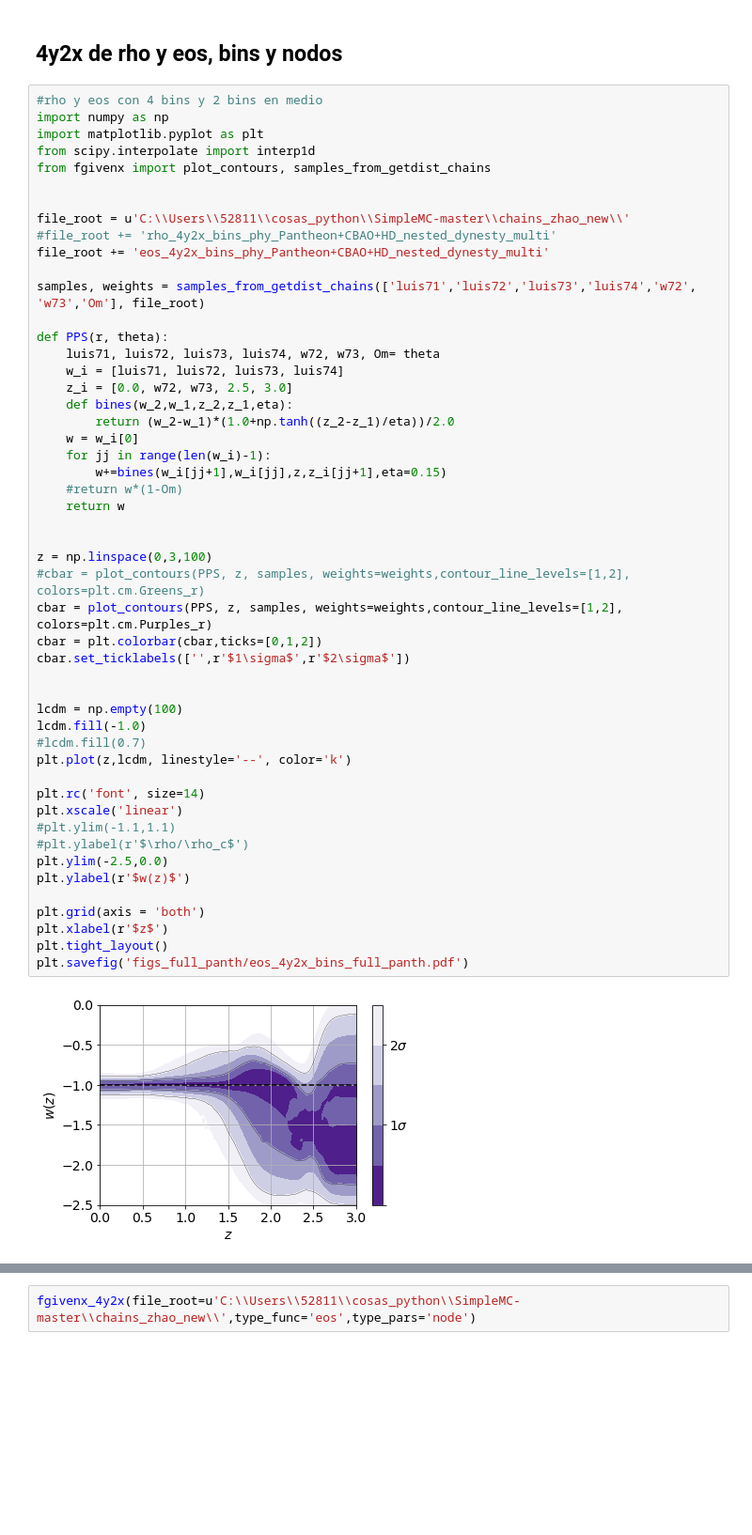
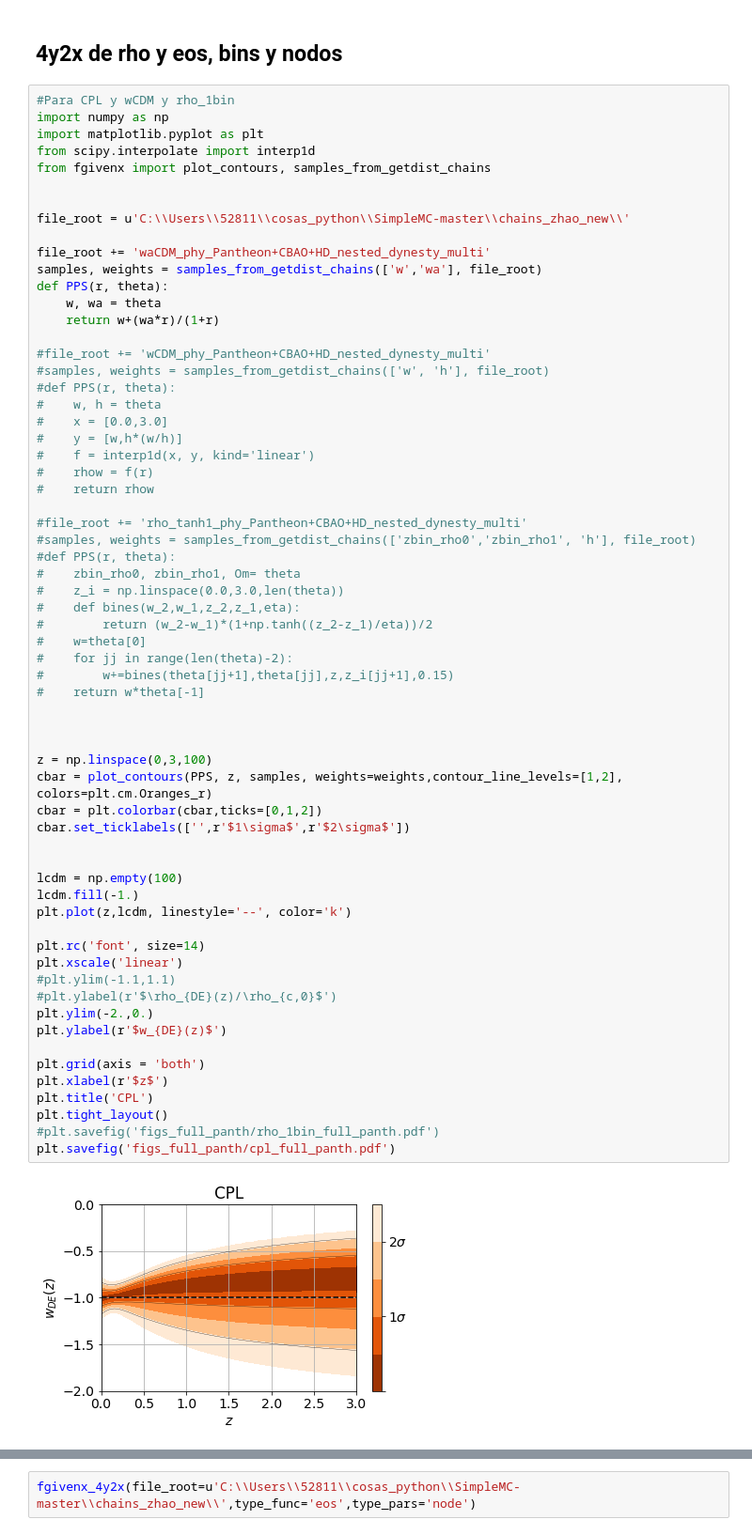
Before and after one commit to la-escamilla/codigos, a Jupyter notebook: Python3/fgivenx_full_pantheon.ipynb, the cells around one changed output, grey strips where cells are left out. Shown at 94% size. Cells and saved outputs as stored; diff of their text form; blank space fills up the shorter version.

```diff
--- a/Python3/fgivenx_full_pantheon.ipynb
+++ b/Python3/fgivenx_full_pantheon.ipynb
@@ -226,54 +97,67 @@ def fgivenx_eos(file_root,n_pars,type_pars,zhao=False):
 # %% [markdown]
 ## 4y2x de rho y eos, bins y nodos
 # %%
-#rho y eos con 4 bins y 2 bins en medio
+#Para CPL y wCDM y rho_1bin
 import numpy as np
 import matplotlib.pyplot as plt
 from scipy.interpolate import interp1d
 from fgivenx import plot_contours, samples_from_getdist_chains
 
 
 file_root = u'C:\\Users\\52811\\cosas_python\\SimpleMC-master\\chains_zhao_new\\'
-#file_root += 'rho_4y2x_bins_phy_Pantheon+CBAO+HD_nested_dynesty_multi'
-file_root += 'eos_4y2x_bins_phy_Pantheon+CBAO+HD_nested_dynesty_multi'
 
-samples, weights = samples_from_getdist_chains(['luis71','luis72','luis73','luis74','w72', 'w73','Om'], file_root)
+file_root += 'waCDM_phy_Pantheon+CBAO+HD_nested_dynesty_multi'
+samples, weights = samples_from_getdist_chains(['w','wa'], file_root)
+def PPS(r, theta):
+    w, wa = theta
+    return w+(wa*r)/(1+r)
 
-def PPS(r, theta):
-    luis71, luis72, luis73, luis74, w72, w73, Om= theta
-    w_i = [luis71, luis72, luis73, luis74]
-    z_i = [0.0, w72, w73, 2.5, 3.0]
-    def bines(w_2,w_1,z_2,z_1,eta):
-        return (w_2-w_1)*(1.0+np.tanh((z_2-z_1)/eta))/2.0
-    w = w_i[0]
-    for jj in range(len(w_i)-1):
-        w+=bines(w_i[jj+1],w_i[jj],z,z_i[jj+1],eta=0.15)
-    #return w*(1-Om)
-    return w
+#file_root += 'wCDM_phy_Pantheon+CBAO+HD_nested_dynesty_multi'
+#samples, weights = samples_from_getdist_chains(['w', 'h'], file_root)
+#def PPS(r, theta):
+#    w, h = theta
+#    x = [0.0,3.0]
+#    y = [w,h*(w/h)]
+#    f = interp1d(x, y, kind='linear')
+#    rhow = f(r)
+#    return rhow
+
+#file_root += 'rho_tanh1_phy_Pantheon+CBAO+HD_nested_dynesty_multi'
+#samples, weights = samples_from_getdist_chains(['zbin_rho0','zbin_rho1', 'h'], file_root)
+#def PPS(r, theta):
+#    zbin_rho0, zbin_rho1, Om= theta
+#    z_i = np.linspace(0.0,3.0,len(theta))
+#    def bines(w_2,w_1,z_2,z_1,eta):
+#        return (w_2-w_1)*(1+np.tanh((z_2-z_1)/eta))/2
+#    w=theta[0]
+#    for jj in range(len(theta)-2):
+#        w+=bines(theta[jj+1],theta[jj],z,z_i[jj+1],0.15)
+#    return w*theta[-1]
+
 
 
 z = np.linspace(0,3,100)
-#cbar = plot_contours(PPS, z, samples, weights=weights,contour_line_levels=[1,2], colors=plt.cm.Greens_r)
-cbar = plot_contours(PPS, z, samples, weights=weights,contour_line_levels=[1,2], colors=plt.cm.Purples_r)
+cbar = plot_contours(PPS, z, samples, weights=weights,contour_line_levels=[1,2], colors=plt.cm.Oranges_r)
 cbar = plt.colorbar(cbar,ticks=[0,1,2])
 cbar.set_ticklabels(['',r'$1\sigma$',r'$2\sigma$'])
 
 
 lcdm = np.empty(100)
-lcdm.fill(-1.0)
-#lcdm.fill(0.7)
+lcdm.fill(-1.)
 plt.plot(z,lcdm, linestyle='--', color='k')
 
 plt.rc('font', size=14)
 plt.xscale('linear')
 #plt.ylim(-1.1,1.1)
-#plt.ylabel(r'$\rho/\rho_c$')
-plt.ylim(-2.5,0.0)
-plt.ylabel(r'$w(z)$')
+#plt.ylabel(r'$\rho_{DE}(z)/\rho_{c,0}$')
+plt.ylim(-2.,0.)
+plt.ylabel(r'$w_{DE}(z)$')
 
 plt.grid(axis = 'both')
 plt.xlabel(r'$z$')
+plt.title('CPL')
 plt.tight_layout()
-plt.savefig('figs_full_panth/eos_4y2x_bins_full_panth.pdf')
+#plt.savefig('figs_full_panth/rho_1bin_full_panth.pdf')
+plt.savefig('figs_full_panth/cpl_full_panth.pdf')
 # %% [output]
-[figure, old version]
+[figure, new version]
```
Also changed, not shown: parts of 31 cells of this notebook, 2 other files.
